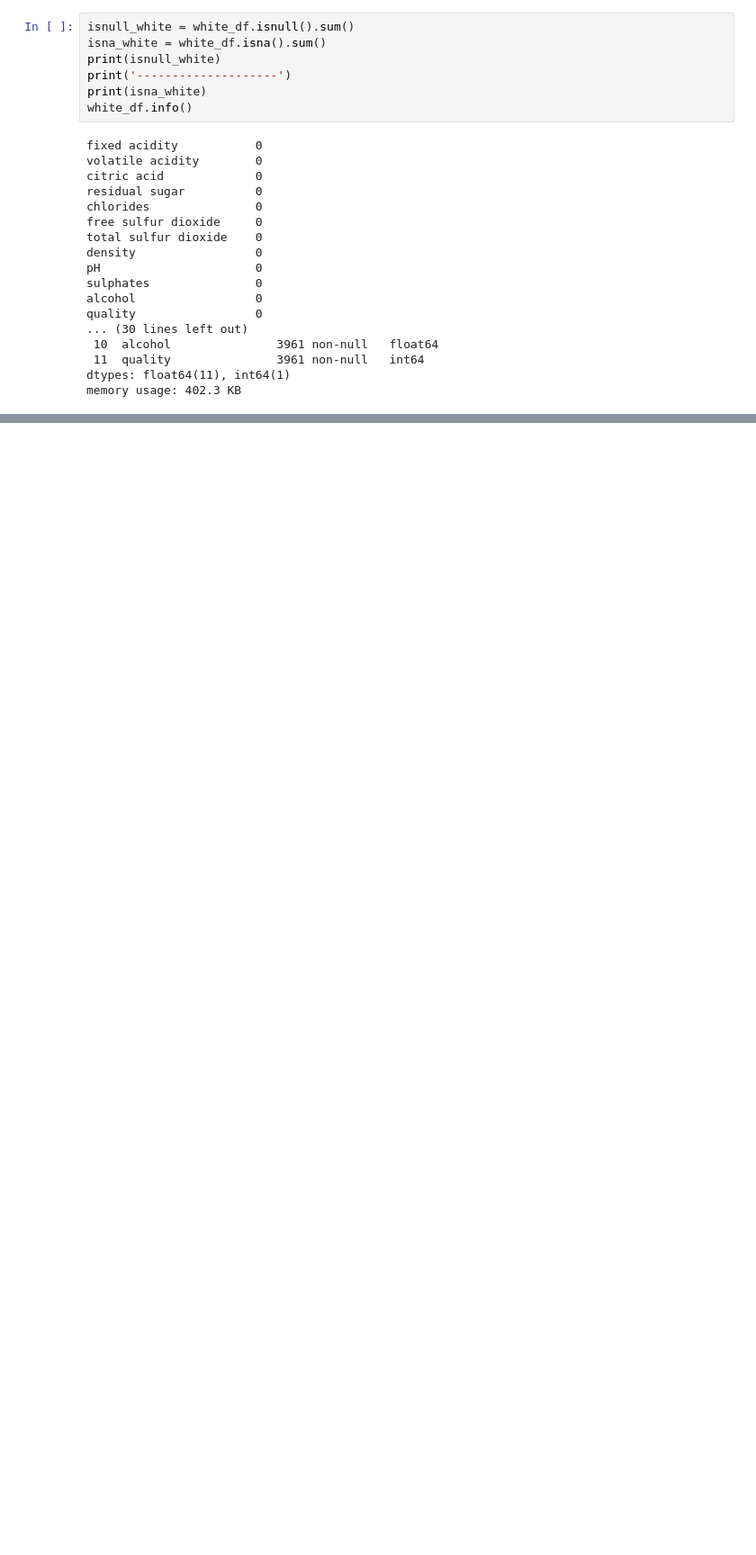
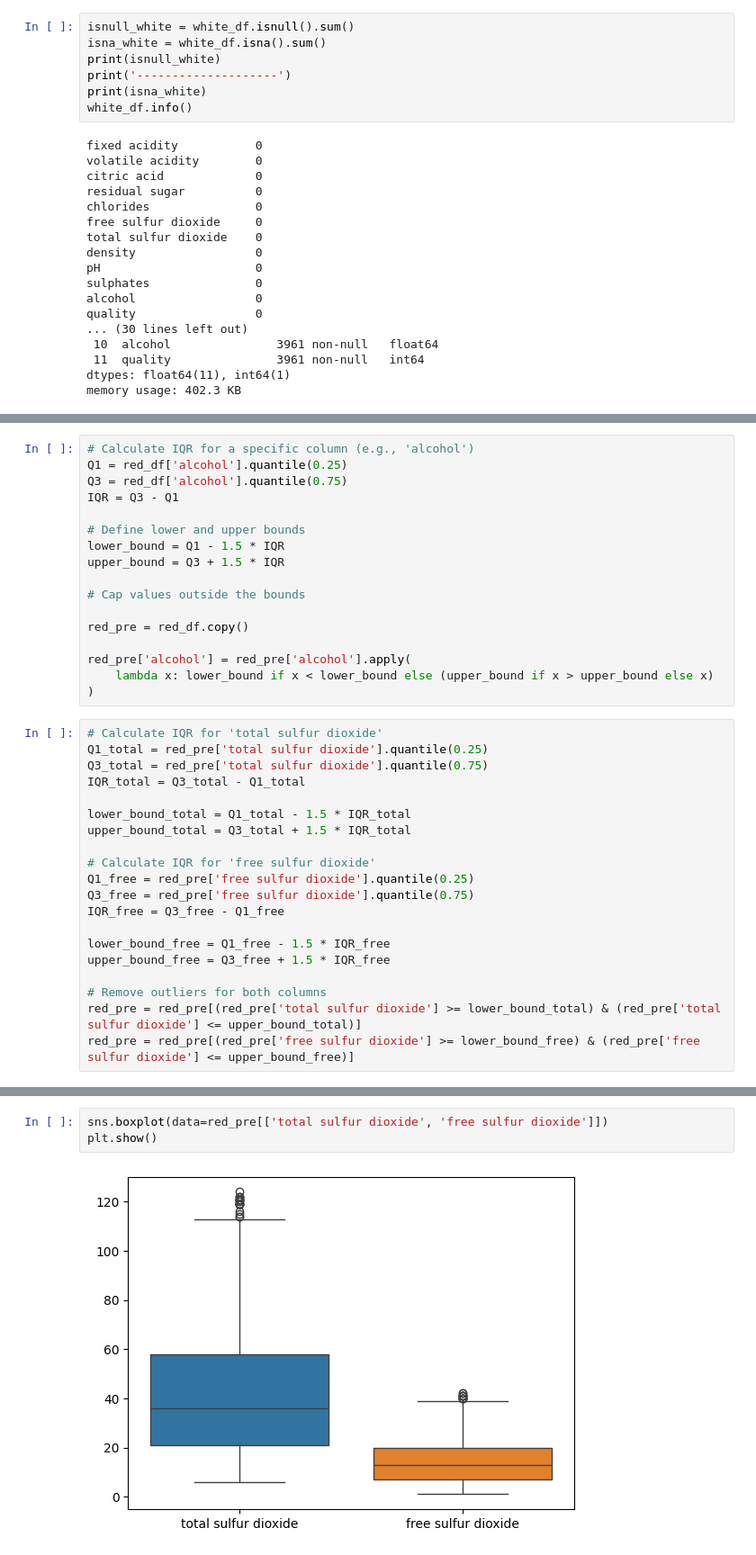
Before and after one commit to Gachdotir/DigitalProductsSite, a Jupyter notebook: WineQuality.ipynb, the cells around one changed output, grey strips where cells are left out. Shown at 90% size. Drawn from its saved outputs; the diff is of its cells as text; blank space fills up the shorter version.

Commit message:
working on outliers

```diff
--- a/WineQuality.ipynb
+++ b/WineQuality.ipynb
@@ -187,0 +191,37 @@ memory usage: 402.3 KB
+# %%
+# Calculate IQR for a specific column (e.g., 'alcohol')
+Q1 = red_df['alcohol'].quantile(0.25)
+Q3 = red_df['alcohol'].quantile(0.75)
+IQR = Q3 - Q1
+
+# Define lower and upper bounds
+lower_bound = Q1 - 1.5 * IQR
+upper_bound = Q3 + 1.5 * IQR
+
+# Cap values outside the bounds
+
+red_pre = red_df.copy()
+
+red_pre['alcohol'] = red_pre['alcohol'].apply(
+    lambda x: lower_bound if x < lower_bound else (upper_bound if x > upper_bound else x)
+)
+# %%
+# Calculate IQR for 'total sulfur dioxide'
+Q1_total = red_pre['total sulfur dioxide'].quantile(0.25)
+Q3_total = red_pre['total sulfur dioxide'].quantile(0.75)
+IQR_total = Q3_total - Q1_total
+
+lower_bound_total = Q1_total - 1.5 * IQR_total
+upper_bound_total = Q3_total + 1.5 * IQR_total
+
+# Calculate IQR for 'free sulfur dioxide'
+Q1_free = red_pre['free sulfur dioxide'].quantile(0.25)
+Q3_free = red_pre['free sulfur dioxide'].quantile(0.75)
+IQR_free = Q3_free - Q1_free
+
+lower_bound_free = Q1_free - 1.5 * IQR_free
+upper_bound_free = Q3_free + 1.5 * IQR_free
+
+# Remove outliers for both columns
+red_pre = red_pre[(red_pre['total sulfur dioxide'] >= lower_bound_total) & (red_pre['total sulfur dioxide'] <= upper_bound_total)]
+red_pre = red_pre[(red_pre['free sulfur dioxide'] >= lower_bound_free) & (red_pre['free sulfur dioxide'] <= upper_bound_free)]
@@ -187,0 +232,5 @@ memory usage: 402.3 KB
+# %%
+sns.boxplot(data=red_pre[['total sulfur dioxide', 'free sulfur dioxide']])
+plt.show()
+# %% [output]
+[figure, added]
```
Also changed, not shown: parts of 8 cells of this notebook.
